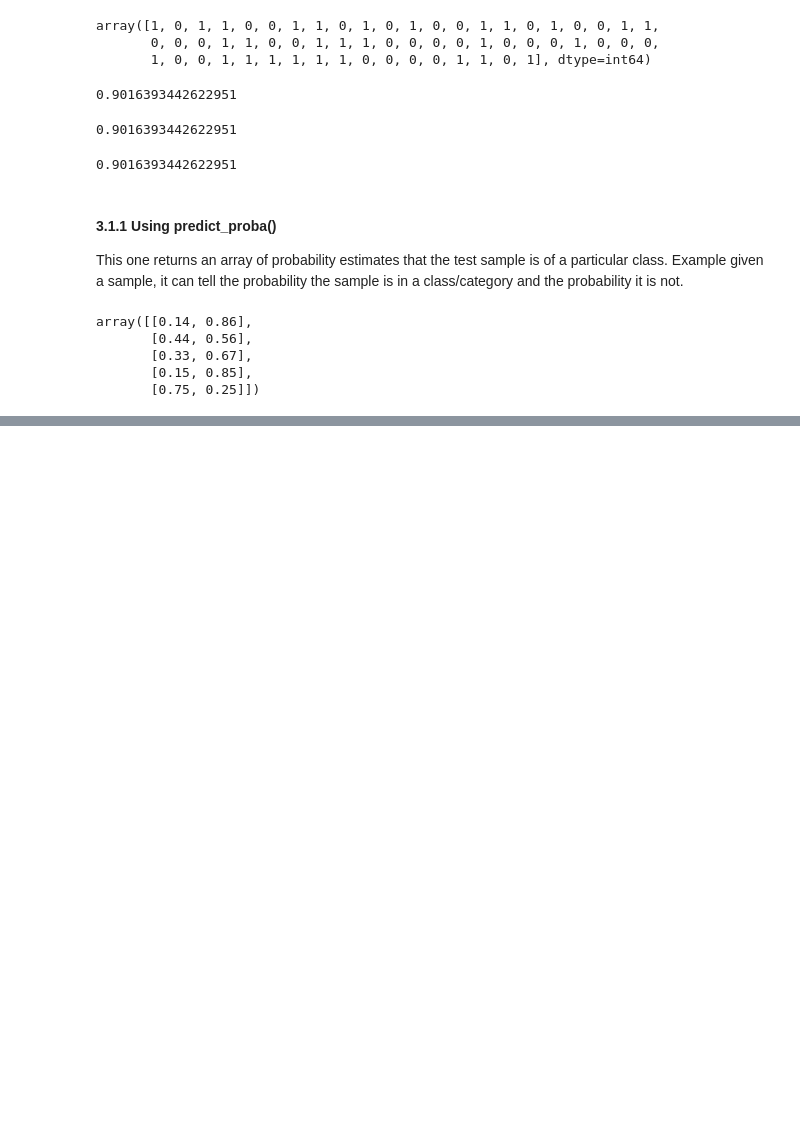
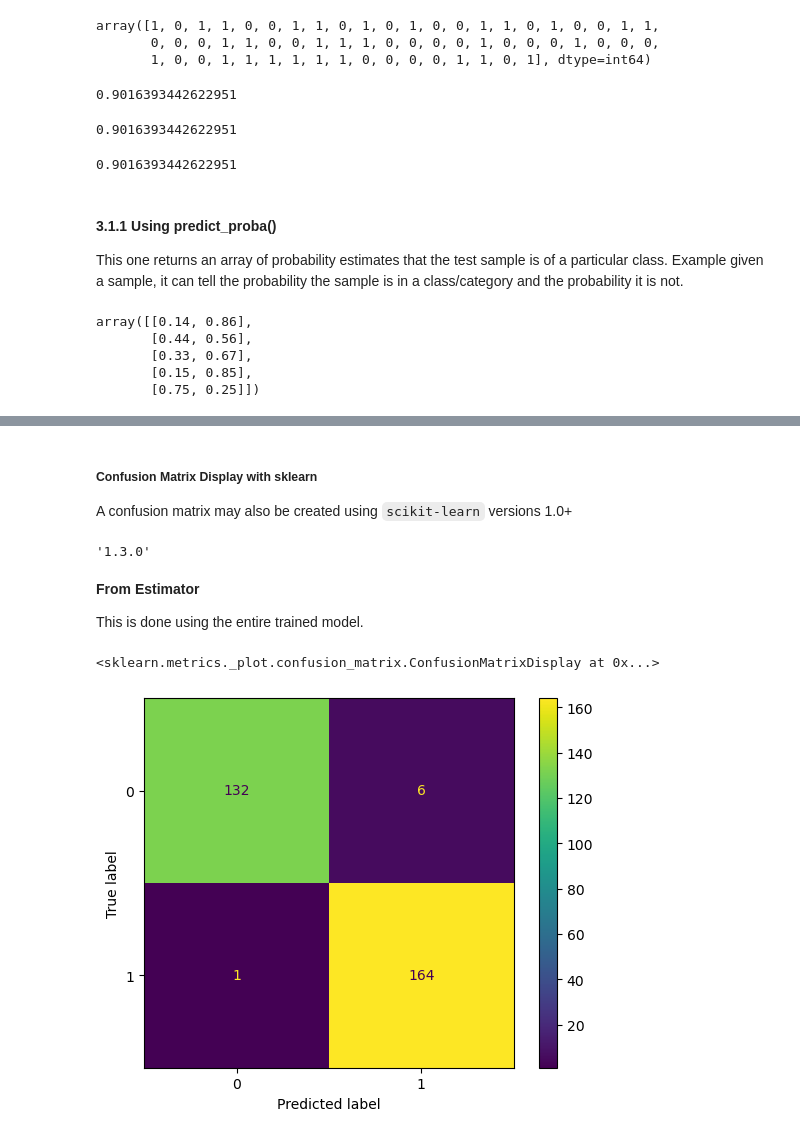
Before and after one commit to hassanShakur/data-science, a Jupyter notebook: scikit-workflow.ipynb, the cells around one changed output, grey strips where cells are left out. Drawn from its saved outputs; the diff is of its cells as text; code cells hidden in the pictures; blank space fills up the shorter version.

```diff
--- a/scikit-workflow.ipynb
+++ b/scikit-workflow.ipynb
@@ -686,0 +735,20 @@ plot_roc_curve(fpr, tpr)
+# %% [markdown]
+##### Confusion Matrix Display with sklearn
+
+A confusion matrix may also be created using `scikit-learn` versions 1.0+
+# %%
+import sklearn
+sklearn.__version__
+# %% [output]
+'1.3.0'
+# %% [markdown]
+**From Estimator**
+
+This is done using the entire trained model.
+# %%
+from sklearn.metrics import ConfusionMatrixDisplay
+
+ConfusionMatrixDisplay.from_estimator(estimator=clf, X=x, y=y)
+# %% [output]
+<sklearn.metrics._plot.confusion_matrix.ConfusionMatrixDisplay at 0x...>
+[figure, added]
```
Also changed, not shown: parts of 76 cells of this notebook.
